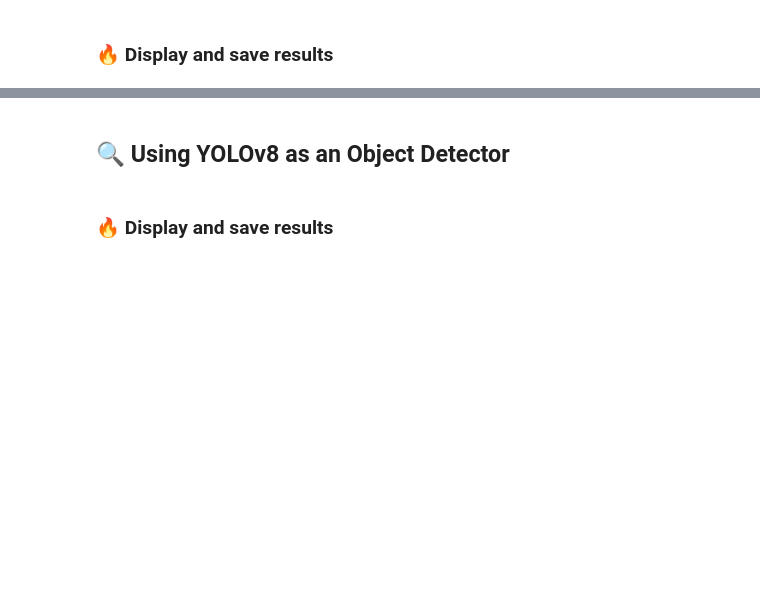
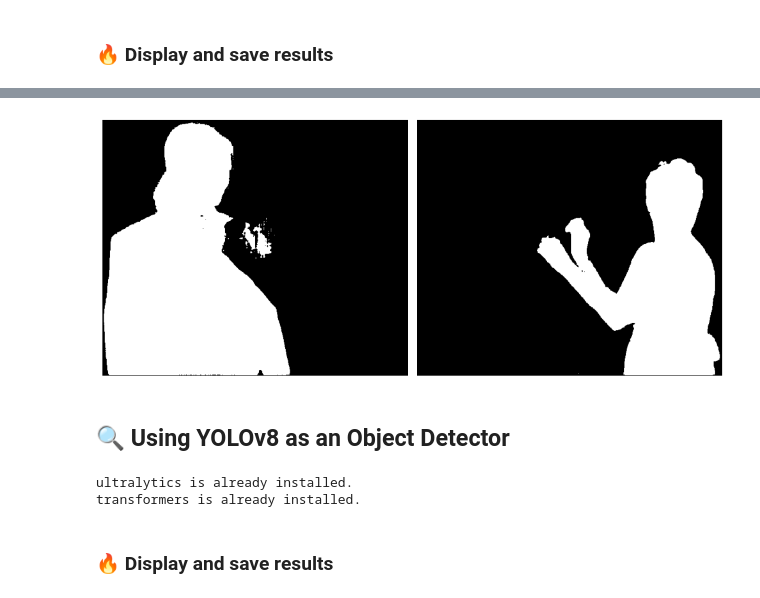
Before and after one commit to Jawher-Ben-Abdallah/SAMYOL, a Jupyter notebook: SAMYOL.ipynb, the cells around one changed output, grey strips where cells are left out. Saved outputs shown, nothing was run; the diff lists cells and outputs as text; code cells hidden in the pictures; blank space fills up the shorter version.

```diff
--- a/SAMYOL.ipynb
+++ b/SAMYOL.ipynb
@@ -174,23 +193,30 @@ samyol_predictions.save(
 # %%
 #Load masks
-masks_paths = ...
-display_segmentation_masks(masks_paths)
+masks_path = "assets/predicted_masks/YOLOv7_SAM_masks.tif"
+display_segmentation_masks(masks_path)
+# %% [output]
+[figure, added]
 # %% [markdown]
 ## 🔍 Using YOLOv8 as an Object Detector
 # %%
 # Specify the YOLO model version and path
 version = "8"
-model_path = "./checkpoints/yolov8s.pt"  #TODO: check model path
+model_path = "./checkpoints/yolov8s.pt"
 
 samyol = SAMYOL(
-    model_path=model_path,
-    version=version,
+    yolo_model_path=model_path,
+    yolo_version=version,
+    sam_model_type=sam_model_type,
+    sam_source=sam_source,
+    class_labels=class_labels,
     device=device,
-    class_labels=class_labels
 )
 
 # Generate predictions using YOLOv8 model + SAM
 samyol_predictions = samyol.predict(input_paths=input_paths)
+# %% [output]
+ultralytics is already installed.
+transformers is already installed.
 # %% [markdown]
 ### 🔥 Display and save results
 # %%
```
Also changed, not shown: parts of 19 cells of this notebook, 7 other files.
